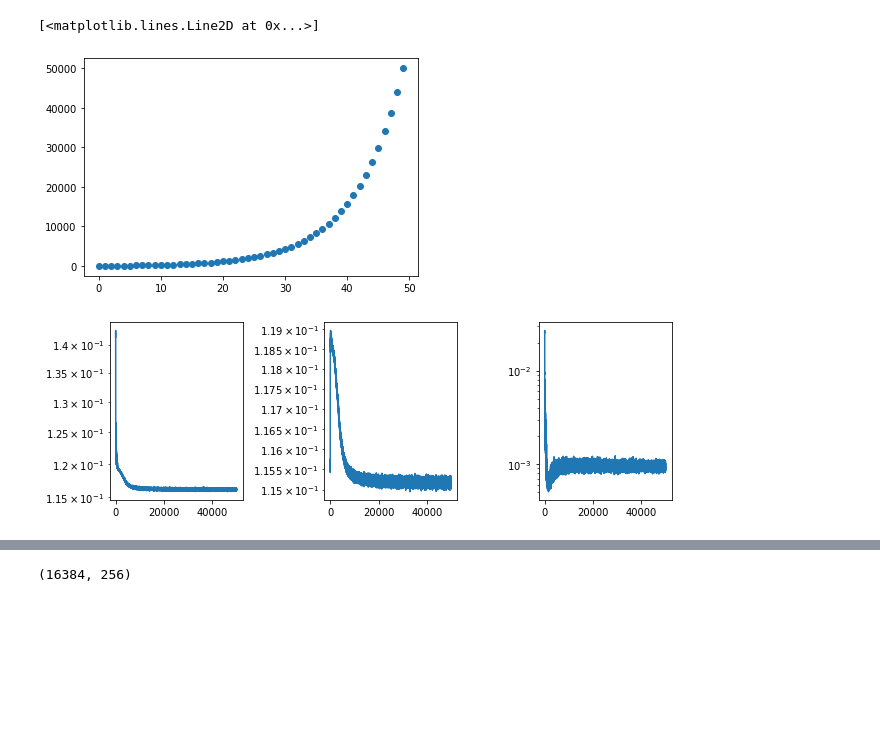
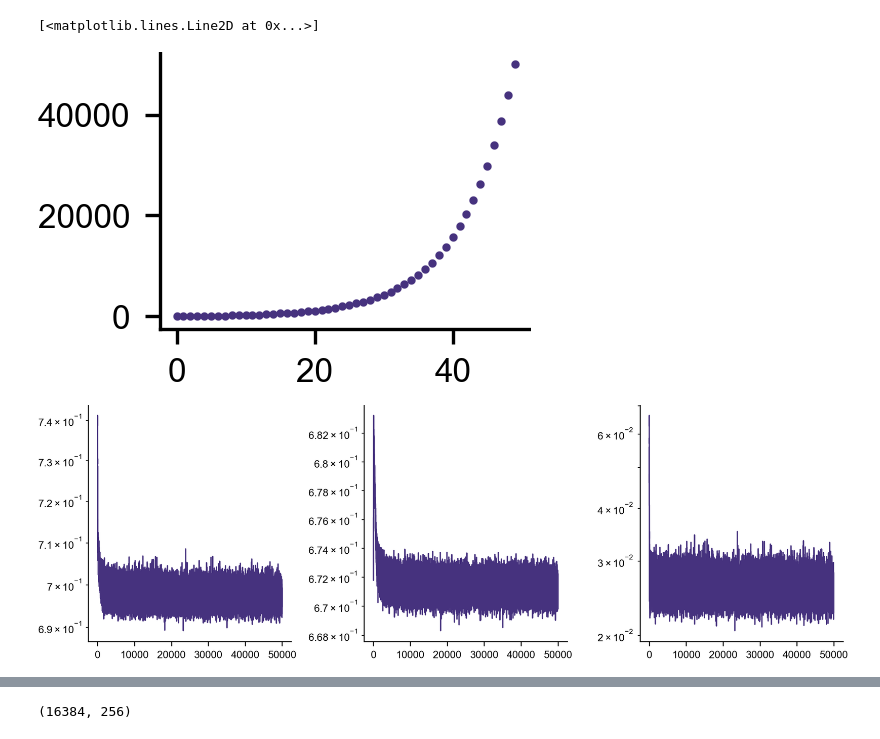
Before and after one commit to bioAI-Oslo/GridsWithoutPI, a Jupyter notebook: train_ff.ipynb, the cells around one changed output, grey strips where cells are left out. Saved outputs shown, nothing was run; the diff lists cells and outputs as text; code cells hidden in the pictures; blank space fills up the shorter version.

```diff
--- a/train_ff.ipynb
+++ b/train_ff.ipynb
@@ -7,11 +9,13 @@ from tqdm import tqdm
 from models import FFGC
 
 import scipy
+# %%
+plt.style.use("project_style.mplstyle")
 # %%
 ## Training parameters
 train_steps = 50000
 bs = 64 # batch size
-alpha = 0.88
+alpha = 0.3
 # %%
 #checkpoints = np.arange(0, train_steps, 1000)
 slope = np.pi*2
@@ -22,29 +26,30 @@ checkpoints = np.unique(np.round(checkpoints).astype(int))
 plt.plot(checkpoints, 'o')
 # %% [output]
 [<matplotlib.lines.Line2D at 0x...>]
-[figure, old version]
+[figure, new version]
 # %%
 # instantiate feedforward model
 device = torch.device('cuda' if torch.cuda.is_available() else 'cpu')
-model = FFGC()
+model = FFGC(alpha=alpha)
 model.to(device)
 optimizer = torch.optim.Adam(model.parameters(), lr = 1e-3)
 # %%
 loss_history = []
 for i in tqdm(range(train_steps+1-len(model.total_loss_history))):
-    if i in checkpoints:
-        model.save(f"./saved-models/FFGC_{i}.pkl")
+    # if i in checkpoints:
+    #     model.save(f"./saved-models/FFGC_{i}.pkl")
     r = torch.rand((bs, 2), device = device)*4*np.pi - 2*np.pi
     loss = model.train_step(inputs = r, labels = r, optimizer = optimizer)
-model.save(f"./saved-models/FFGC_{i}.pkl")
+# model.save(f"./saved-models/FFGC_{i}.pkl")
 # %%
 fig,axs = plt.subplots(1,3,figsize=(9,3))
 axs[0].semilogy(np.array(model.total_loss_history)-model.loss_minima())
 axs[1].semilogy(np.array(model.capacity_loss_history)-model.loss_minima())
-axs[2].semilogy(model.similarity_loss_history)
+axs[2].semilogy(model.distance_loss_history)
+
 fig.tight_layout()
 # %% [output]
-[figure, old version]
+[figure, new version]
 # %%
 # evaluate on 64x64 grid
 x = np.linspace(-1, 1, 128)*2*np.pi
```
Also changed, not shown: parts of 4 cells of this notebook, 5 other files.
